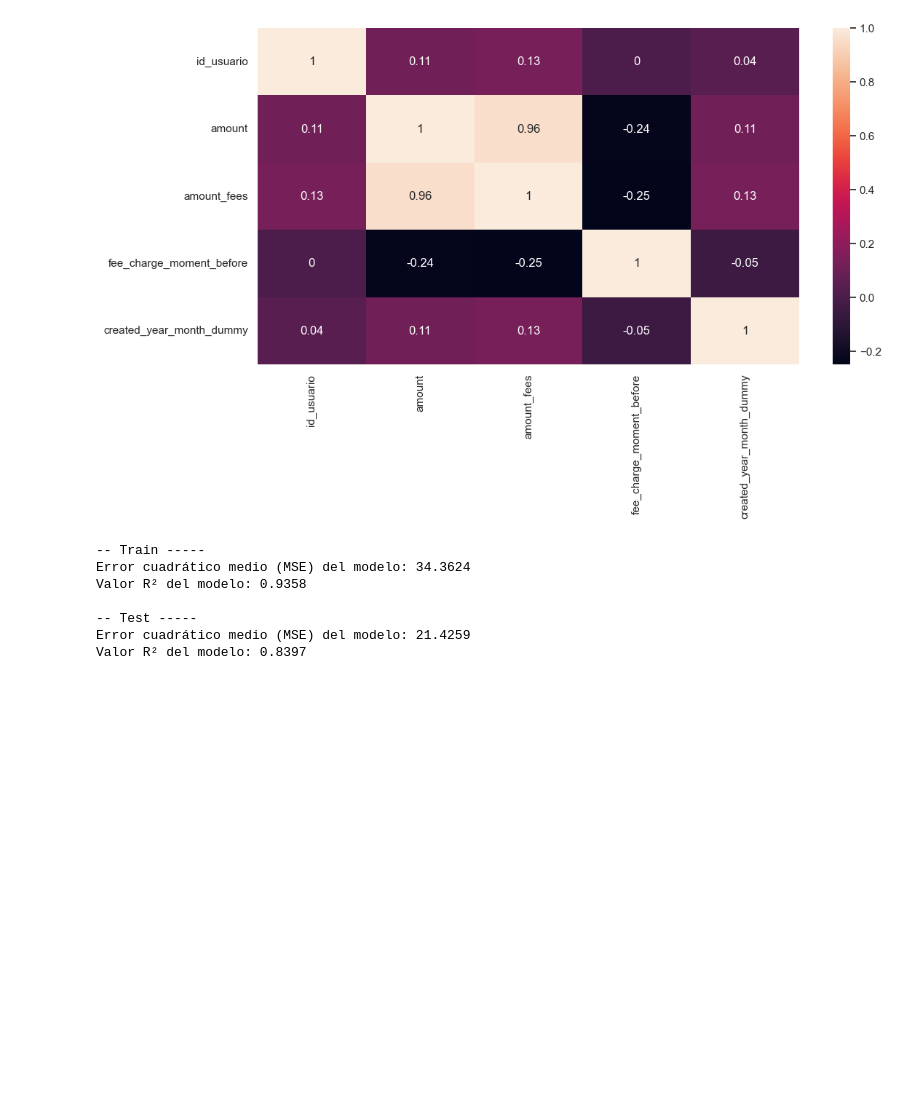
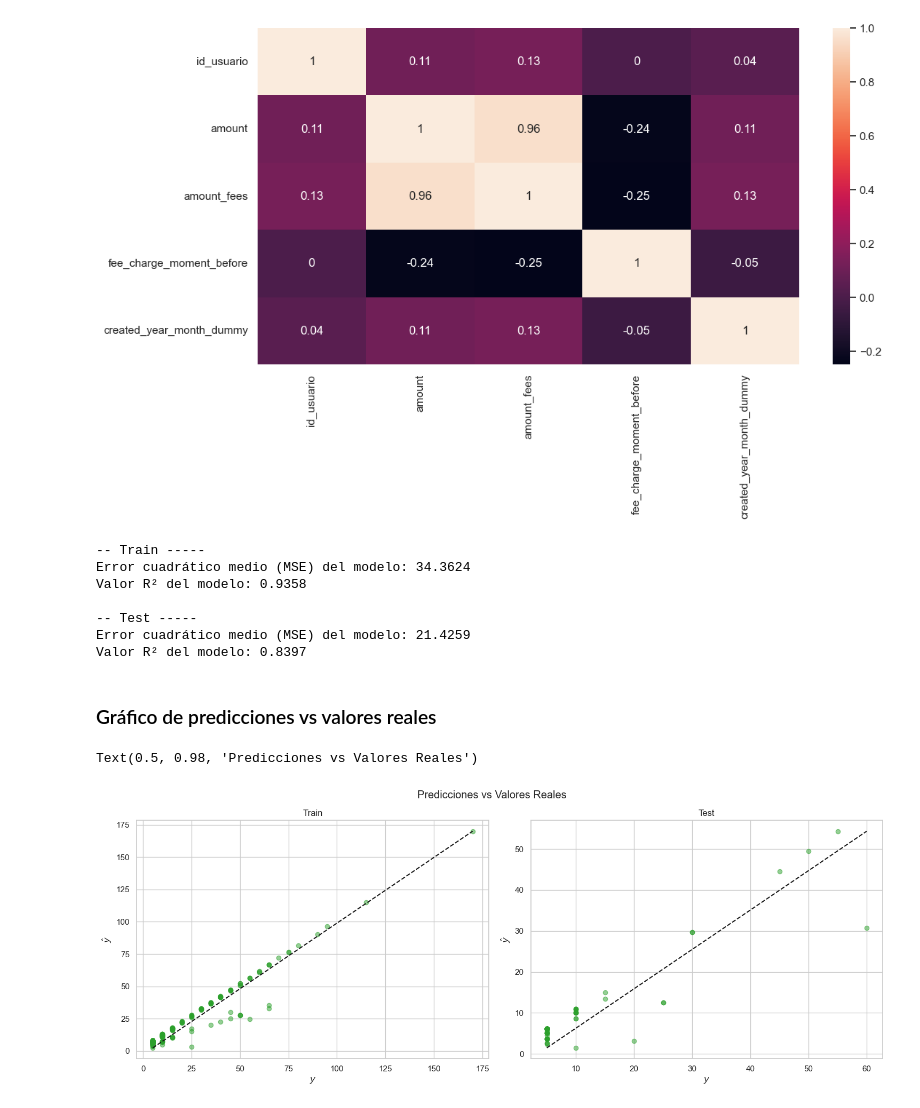
Before and after one commit to DataScience-UOC-projects/monayvi, a Jupyter notebook: notebooks/regresion.ipynb, the cells around one changed output. Cells and saved outputs as stored; diff of their text form; code cells hidden in the pictures; blank space fills up the shorter version.

```diff
--- a/notebooks/regresion.ipynb
+++ b/notebooks/regresion.ipynb
@@ -280,3 +280,38 @@ Valor R² del modelo: 0.9358
 -- Test -----
 Error cuadrático medio (MSE) del modelo: 21.4259
 Valor R² del modelo: 0.8397
+# %% [markdown]
+### Gráfico de predicciones vs valores reales
+# %%
+# plt.figure(figsize=(10, 6))
+# plt.scatter(y_train, y_train_pred, c='tab:green', alpha=0.5)
+# plt.plot([y_train.min(), y_train.max()], [y_train_pred.min(), y_train_pred.max()], '--k')
+# plt.axis('tight')
+# plt.xlabel('$y$')
+# plt.ylabel('$\hat y$')
+# plt.title('Predicciones vs Valores Reales (train)')
+
+import warnings
+warnings.filterwarnings('ignore', category=SyntaxWarning)
+# warnings.resetwarnings()
+
+fig, axs = plt.subplots(1, 2, figsize=(15, 6))
+#fig, axs = plt.subplots(1, 2, figsize=(15, 6), sharey=True)
+
+axs[0].scatter(y_train, y_train_pred, c='tab:green', alpha=0.5)
+axs[0].plot([y_train.min(), y_train.max()], [y_train_pred.min(), y_train_pred.max()], '--k')
+axs[0].set_title('Train')
+axs[0].set_xlabel('$y$')
+axs[0].set_ylabel('$\hat y$')
+
+axs[1].scatter(y_test, y_test_pred, c='tab:green', alpha=0.5)
+axs[1].plot([y_test.min(), y_test.max()], [y_test_pred.min(), y_test_pred.max()], '--k')
+axs[1].set_title('Test')
+axs[1].set_xlabel('$y$')
+axs[1].set_ylabel('$\hat y$')
+
+plt.tight_layout(rect=[0, 0.03, 1, 0.95]) #rect=[left, bottom, right, top]
+fig.suptitle('Predicciones vs Valores Reales')
+# %% [output]
+Text(0.5, 0.98, 'Predicciones vs Valores Reales')
+[figure, added]
```
Also changed, not shown: parts of 6 cells of this notebook, 20 other files.
